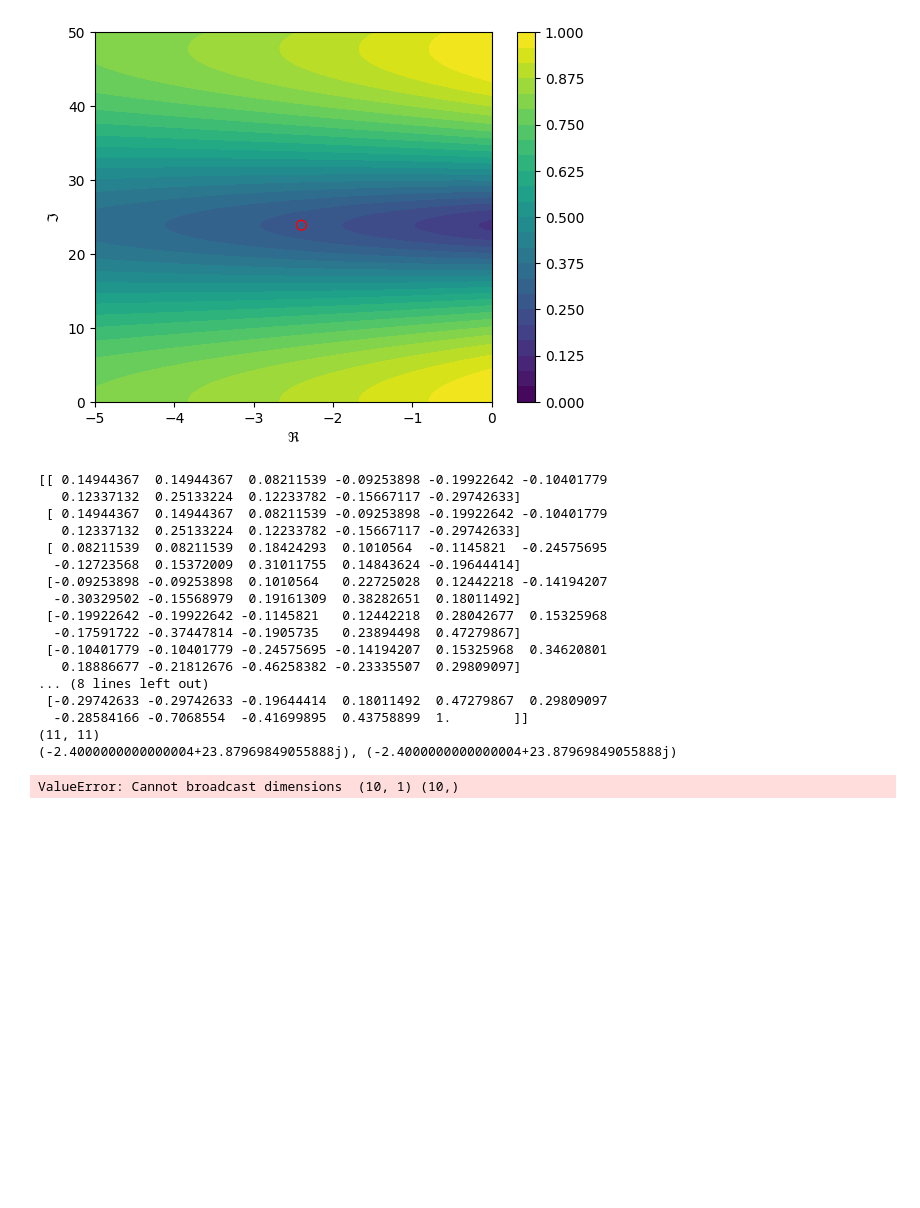
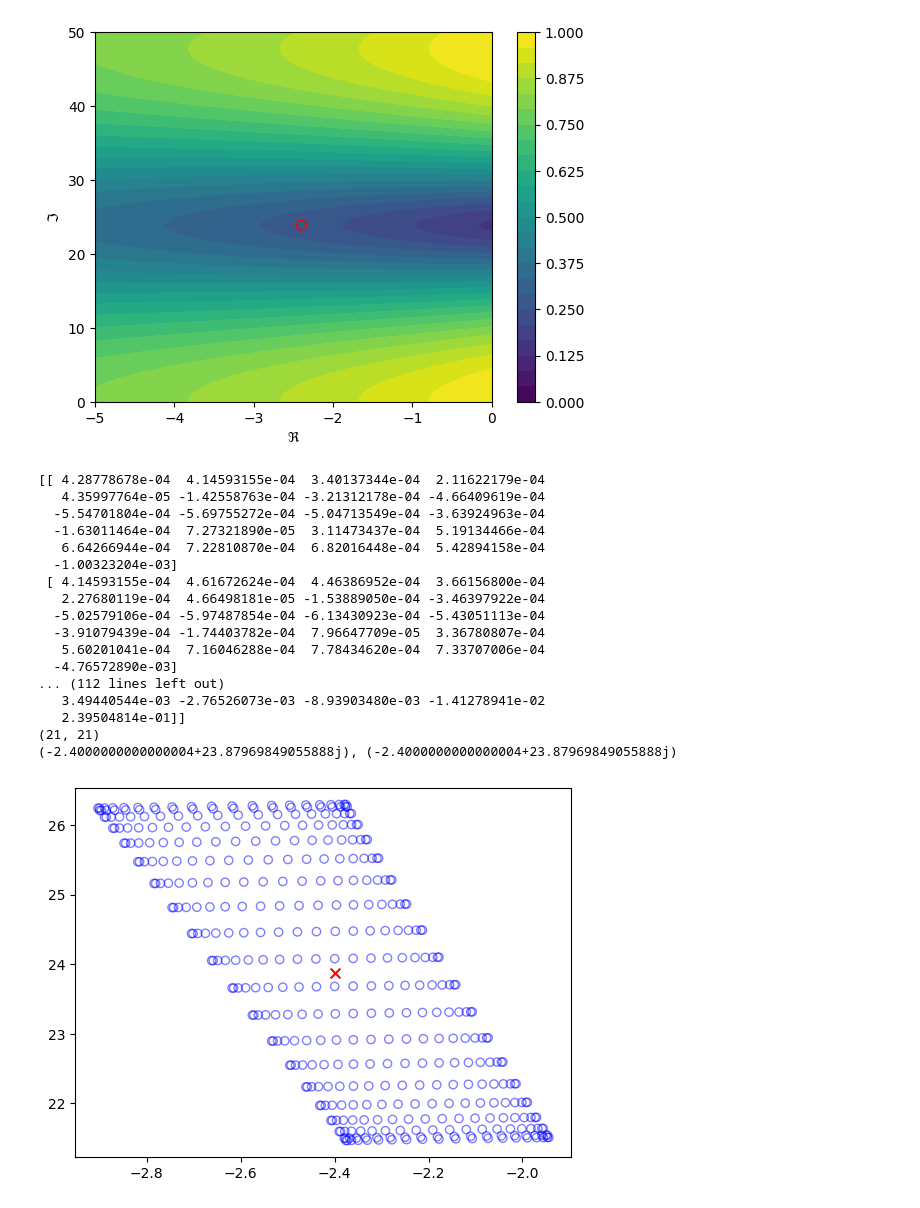
Before and after one commit to LockeErasmus/tdcpy, a Jupyter notebook: examples/shapers.ipynb, the cells around one changed output. Saved outputs shown, nothing was run; the diff lists cells and outputs as text; code cells hidden in the pictures; blank space fills up the shorter version.

```diff
--- a/examples/shapers.ipynb
+++ b/examples/shapers.ipynb
@@ -253,33 +259,32 @@ def create_criterion(s0: complex, tau_vector, **kwargs):
 # %%
-tau_vector = np.linspace(0,0.4,10)
+tau_vector = np.linspace(0,0.3,20)
 H = create_criterion(s0, tau_vector)
 Aineq, bineq, Aeq, beq = create_eqineq(s0, tau_vector)
 # %% [output]
-[[ 0.14944367  0.14944367  0.08211539 -0.09253898 -0.19922642 -0.10401779
-   0.12337132  0.25133224  0.12233782 -0.15667117 -0.29742633]
- [ 0.14944367  0.14944367  0.08211539 -0.09253898 -0.19922642 -0.10401779
-   0.12337132  0.25133224  0.12233782 -0.15667117 -0.29742633]
- [ 0.08211539  0.08211539  0.18424293  0.1010564  -0.1145821  -0.24575695
-  -0.12723568  0.15372009  0.31011755  0.14843624 -0.19644414]
- [-0.09253898 -0.09253898  0.1010564   0.22725028  0.12442218 -0.14194207
-  -0.30329502 -0.15568979  0.19161309  0.38282651  0.18011492]
- [-0.19922642 -0.19922642 -0.1145821   0.12442218  0.28042677  0.15325968
-  -0.17591722 -0.37447814 -0.1905735   0.23894498  0.47279867]
- [-0.10401779 -0.10401779 -0.24575695 -0.14194207  0.15325968  0.34620801
-   0.18886677 -0.21812676 -0.46258382 -0.23335507  0.29809097]
-... (8 lines left out)
- [-0.29742633 -0.29742633 -0.19644414  0.18011492  0.47279867  0.29809097
-  -0.28584166 -0.7068554  -0.41699895  0.43758899  1.        ]]
-(11, 11)
+[[ 4.28778678e-04  4.14593155e-04  3.40137344e-04  2.11622179e-04
+   4.35997764e-05 -1.42558763e-04 -3.21312178e-04 -4.66409619e-04
+  -5.54701804e-04 -5.69755272e-04 -5.04713549e-04 -3.63924963e-04
+  -1.63011464e-04  7.27321890e-05  3.11473437e-04  5.19134466e-04
+   6.64266944e-04  7.22810870e-04  6.82016448e-04  5.42894158e-04
+  -1.00323204e-03]
+ [ 4.14593155e-04  4.61672624e-04  4.46386952e-04  3.66156800e-04
+   2.27680119e-04  4.66498181e-05 -1.53889050e-04 -3.46397922e-04
+  -5.02579106e-04 -5.97487854e-04 -6.13430923e-04 -5.43051113e-04
+  -3.91079439e-04 -1.74403782e-04  7.96647709e-05  3.36780807e-04
+   5.60201041e-04  7.16046288e-04  7.78434620e-04  7.33707006e-04
+  -4.76572890e-03]
+... (112 lines left out)
+   3.49440544e-03 -2.76526073e-03 -8.93903480e-03 -1.41278941e-02
+   2.39504814e-01]]
+(21, 21)
 (-2.4000000000000004+23.87969849055888j), (-2.4000000000000004+23.87969849055888j)
+[figure, added]
 # %%
-x = cp.Variable(shape=(1+len(tau_vector), 1))
+x = cp.Variable(1+len(tau_vector))
 problem = cp.Problem(
-    cp.Minimize(x.T @ H @ x),
+    cp.Minimize(cp.quad_form(x, H)),
     constraints=[
-        Aineq @ x <= bineq,
-        Aeq @ x <= beq,
+        Aineq @ x <= bineq[:,0],
+        Aeq @ x == beq[:,0],
     ]
 )
-# %% [output]
-ValueError: Cannot broadcast dimensions  (10, 1) (10,)
```
Also changed, not shown: parts of 15 cells of this notebook.
